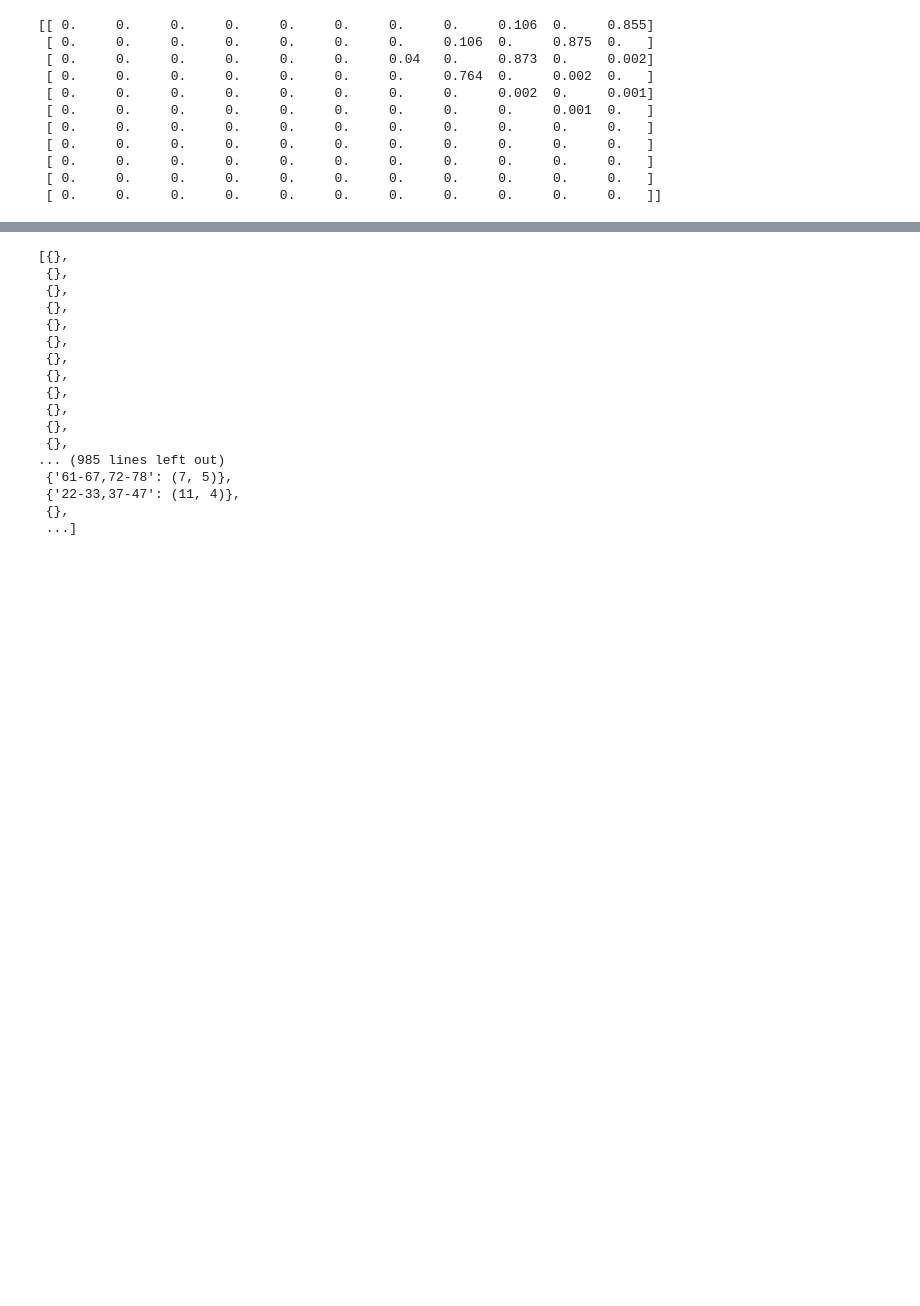
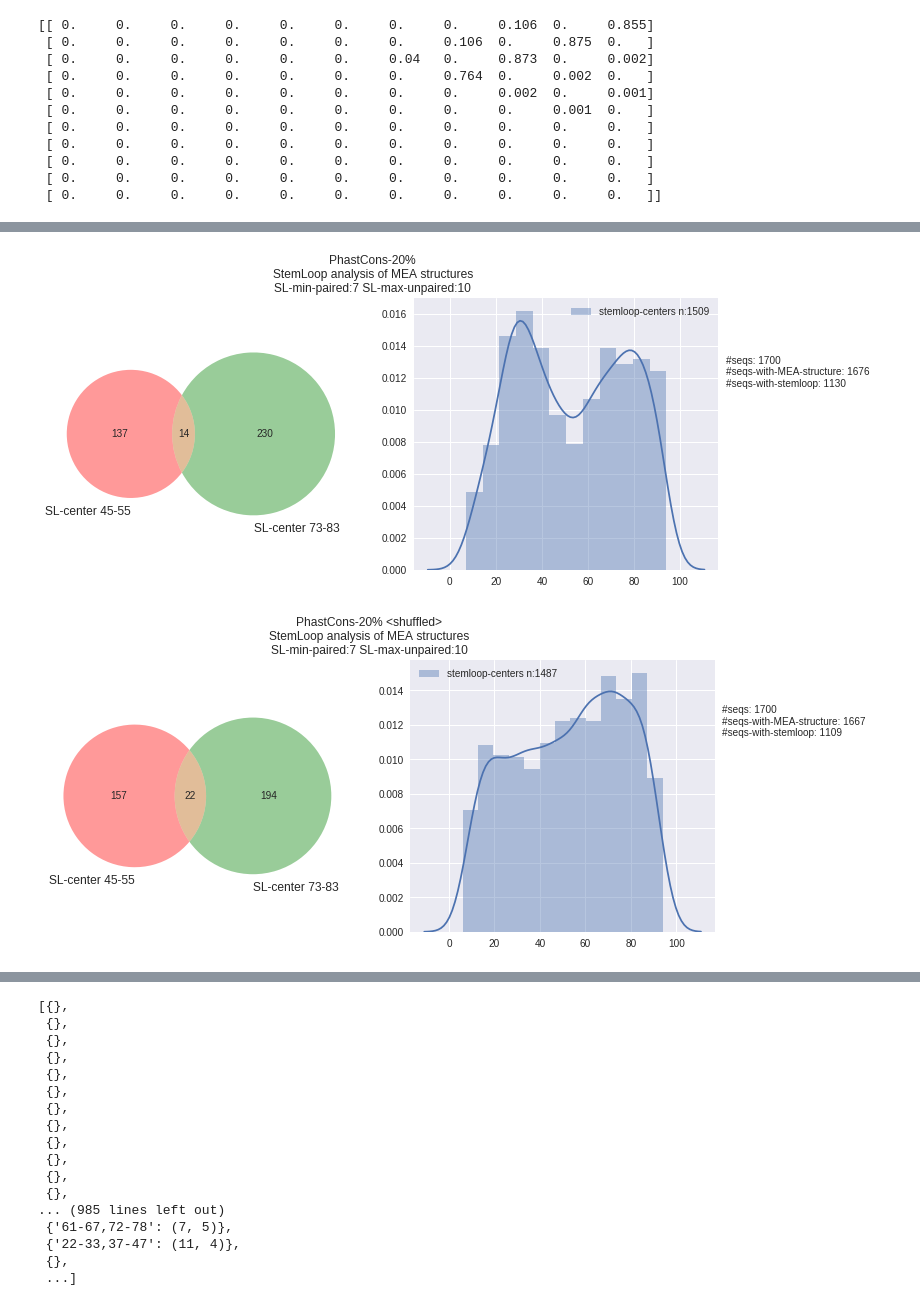
Before and after one commit to mmiladi/mmfold, a Jupyter notebook: local_dotplot/Average_dotplots.ipynb, the cells around one changed output, grey strips where cells are left out. Saved outputs shown, nothing was run; the diff lists cells and outputs as text; code cells hidden in the pictures; blank space fills up the shorter version.

```diff
--- a/local_dotplot/Average_dotplots.ipynb
+++ b/local_dotplot/Average_dotplots.ipynb
@@ -182,0 +265,25 @@ WARNING: No basepair with prob larger than 0.5
+# %%
+def analyze_df(df, filename,title='',average=True, walk_stems=True, venn=True, filt=False):
+    if average:
+        average_bpmat = np.average(df['bp-matrix'])
+        average_bpmat_shuff = np.average(df['bp-matrix-shuffled'])
+        fig_file = filename.replace('fasta','fa').replace('.fa','.shuffled.dp')
+        fig_file_shuff = filename.replace('fasta','fa').replace('.fa','.dp')
+        plot_heat_maps(None, average_bpmat, filename=fig_file, what='basepairs',
+                   inverse=True, interactive=False, gene_loc=None)
+        plot_heat_maps(None, average_bpmat_shuff, filename=fig_file_shuff, what='basepairs',
+                   inverse=True, interactive=False, gene_loc=None)
+
+    if walk_stems:
+        stems = [walk_basepairs_get_stems(s) for s in df['bp-matrix']]
+        plot_stems_loc(stems,venn=venn, filt=filt,title=title)
+        plt.show()
+        stems_shuf = [walk_basepairs_get_stems(s) for s in df['bp-matrix-shuffled']]
+        plot_stems_loc(stems_shuf,venn=venn,filt=filt,title=title+' <shuffled>')
+        plt.show()
+
+# analyze_df(mydf, fasta_phast20, average=False,walk_stems=True)
+analyze_df(mydf, fasta_phast20, 'PhastCons-20%',average=False,walk_stems=True,filt=True)
+# %% [output]
+[figure, added]
+[figure, added]
```
Also changed, not shown: parts of 19 cells of this notebook.
